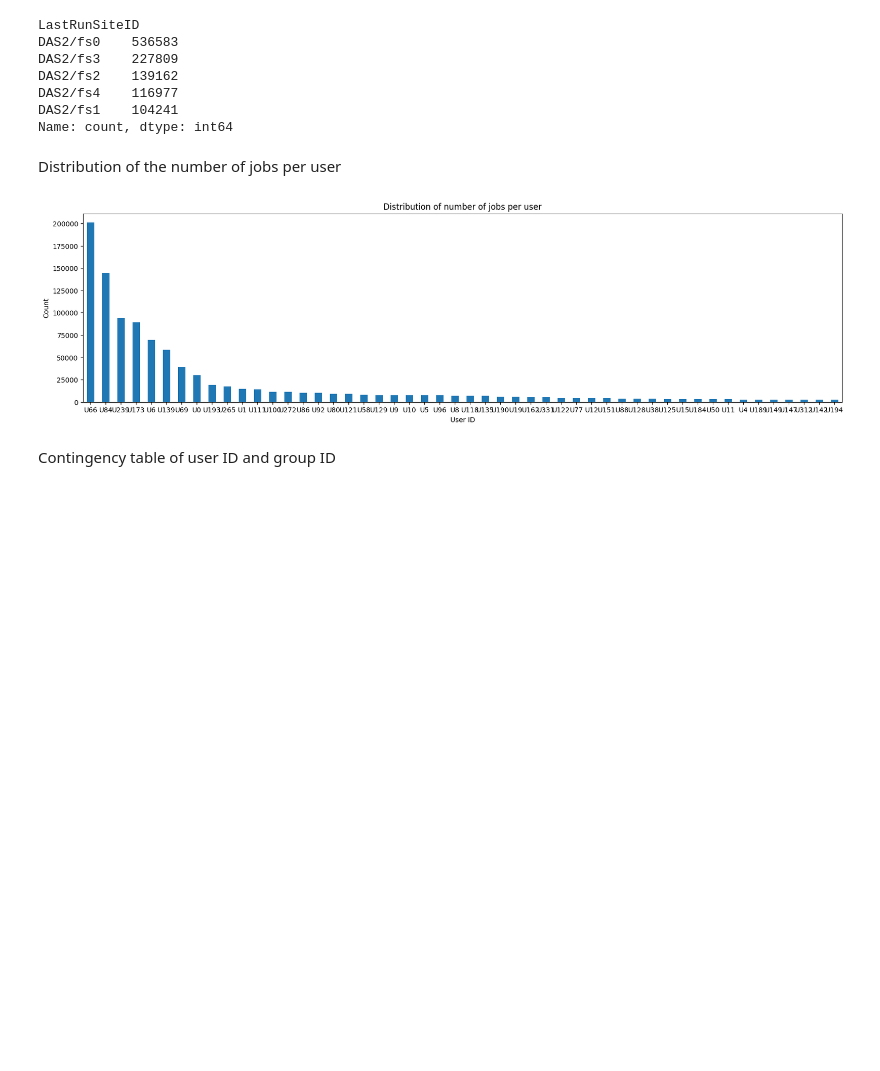
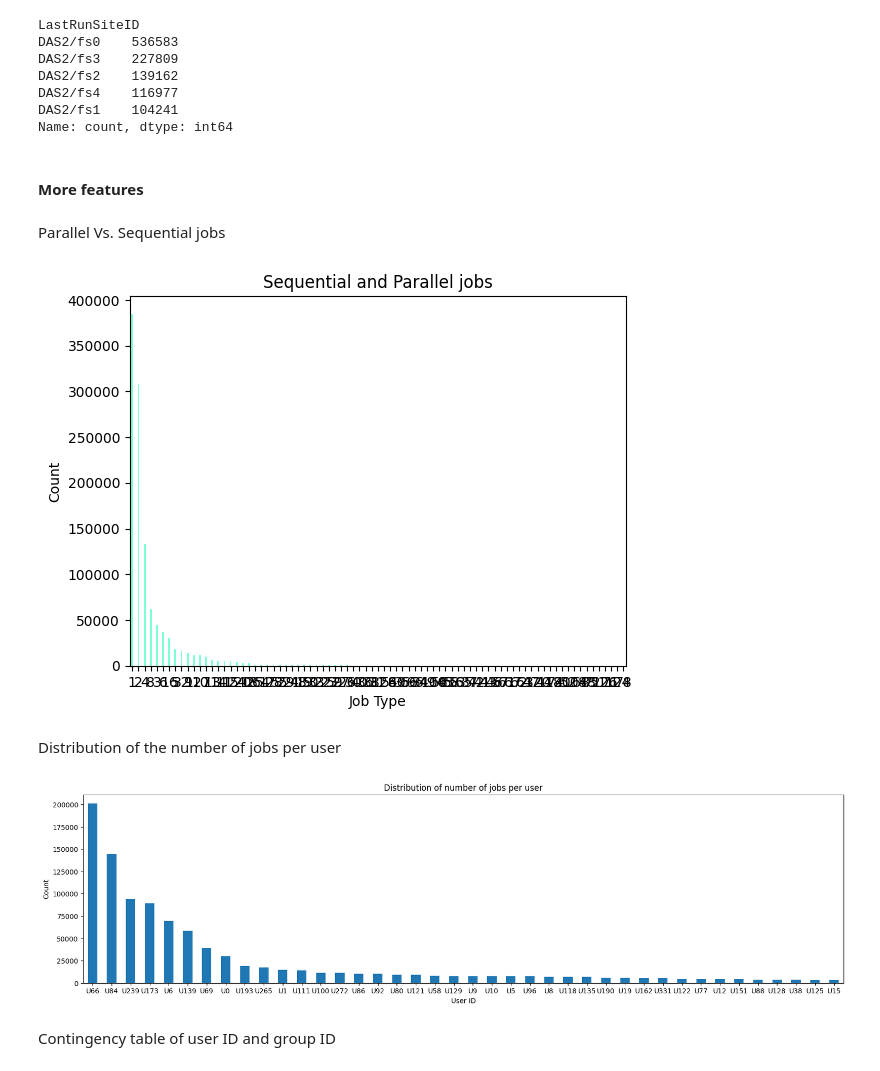
Before and after one commit to mustaphaezzali/A-CNN-BiLSTM-with-attention-mechanisme-for-Workload-prediction, a Jupyter notebook: data/dataAnalysis.ipynb, the cells around one changed output. Cells and saved outputs as stored; diff of their text form; code cells hidden in the pictures; blank space fills up the shorter version.

```diff
--- a/data/dataAnalysis.ipynb
+++ b/data/dataAnalysis.ipynb
@@ -274,10 +237,25 @@ DAS2/fs1    104241
 Name: count, dtype: int64
 # %%
 dataset = dataset.drop(columns=['LastRunSiteID'])
+# %% [markdown]
+#### More features
+# %% [markdown]
+Parallel Vs. Sequential jobs
+# %%
+# Job status
+job_type = dataset['NProc'].value_counts()
+
+job_type.plot(kind='bar', rot=0, width=0.3, color='aquamarine')
+plt.title('Sequential and Parallel jobs')
+plt.xlabel('Job Type')
+plt.ylabel('Count')
+plt.show()
+# %% [output]
+[figure, added]
 # %% [markdown]
 Distribution of the number of jobs per user
 # %%
-users = dataset["UserID"].value_counts()[0:50]
+users = dataset["UserID"].value_counts()[0:40]
 plt.figure(figsize=(20, 5))
 users.plot(kind='bar', rot=0)
 plt.title('Distribution of number of jobs per user')
@@ -285,7 +263,7 @@ plt.xlabel('User ID')
 plt.ylabel('Count')
 plt.show()
 # %% [output]
-[figure, old version]
+[figure, new version]
 # %% [markdown]
 Contingency table of user ID and group ID
 # %%
```
Also changed, not shown: parts of 11 cells of this notebook.
